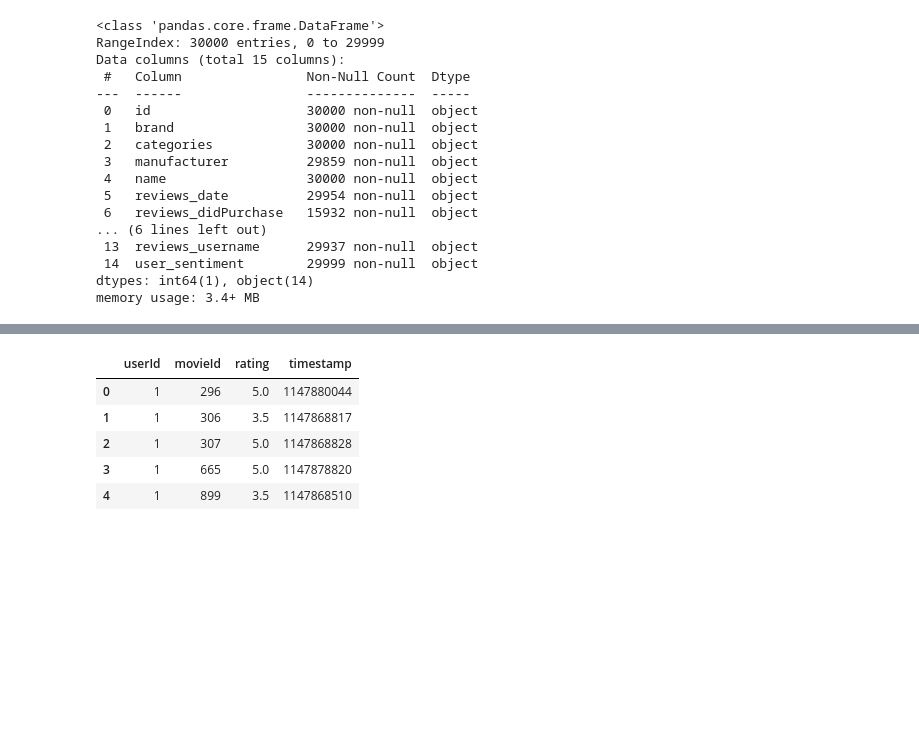
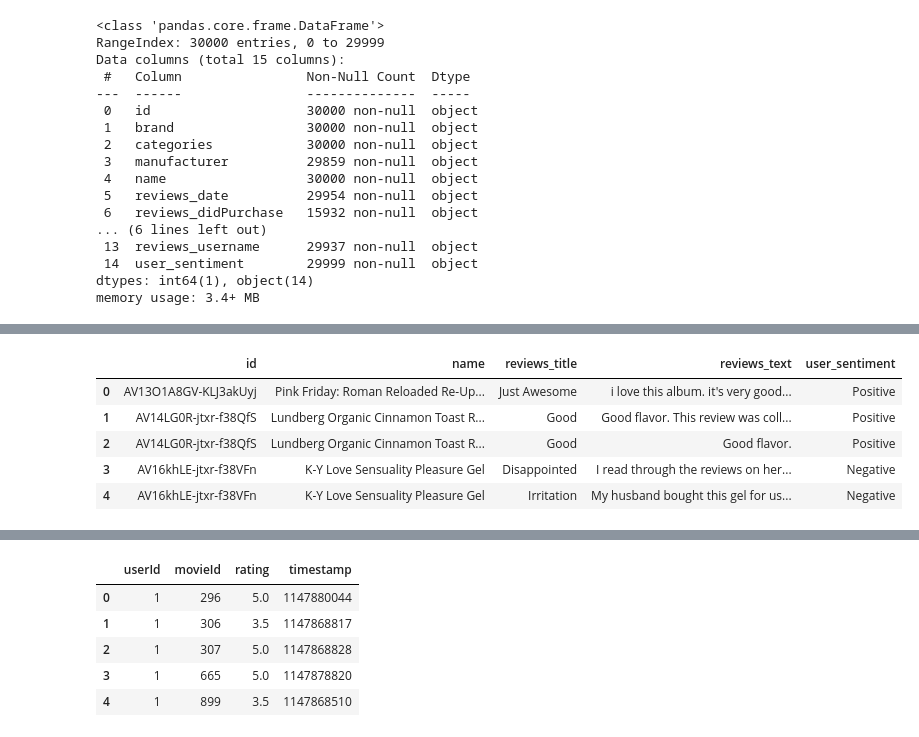
Before and after one commit to thomami244/Capstone_Project_Sentiment_Analysis, a Jupyter notebook: Recommendation+System+Notebook.ipynb, the cells around one changed output, grey strips where cells are left out. Cells and saved outputs as stored; diff of their text form; code cells hidden in the pictures; blank space fills up the shorter version.

```diff
--- a/Recommendation+System+Notebook.ipynb
+++ b/Recommendation+System+Notebook.ipynb
@@ -67,0 +116,11 @@ memory usage: 3.4+ MB
+# %%
+df_data = reviews_dataset[['id', 'name', 'reviews_title', 'reviews_text', 'user_sentiment']]
+# %%
+df_data.head()
+# %% [output]
+|  | id | name | reviews_title | reviews_text | user_sentiment |
+| 0 | AV13O1A8GV-KLJ3akUyj | Pink Friday: Roman Reloaded Re-Up... | Just Awesome | i love this album. it's very good... | Positive |
+| 1 | AV14LG0R-jtxr-f38QfS | Lundberg Organic Cinnamon Toast R... | Good | Good flavor. This review was coll... | Positive |
+| 2 | AV14LG0R-jtxr-f38QfS | Lundberg Organic Cinnamon Toast R... | Good | Good flavor. | Positive |
+| 3 | AV16khLE-jtxr-f38VFn | K-Y Love Sensuality Pleasure Gel | Disappointed | I read through the reviews on her... | Negative |
+| 4 | AV16khLE-jtxr-f38VFn | K-Y Love Sensuality Pleasure Gel | Irritation | My husband bought this gel for us... | Negative |
```
Also changed, not shown: parts of 6 cells of this notebook.
